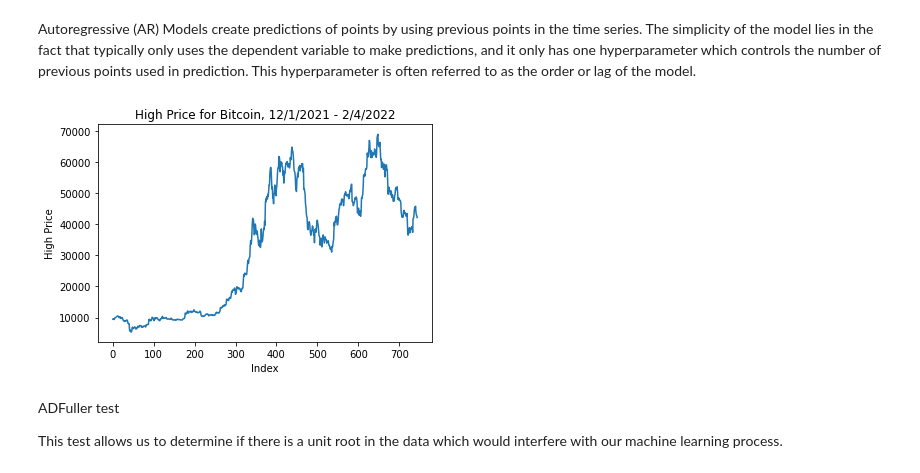
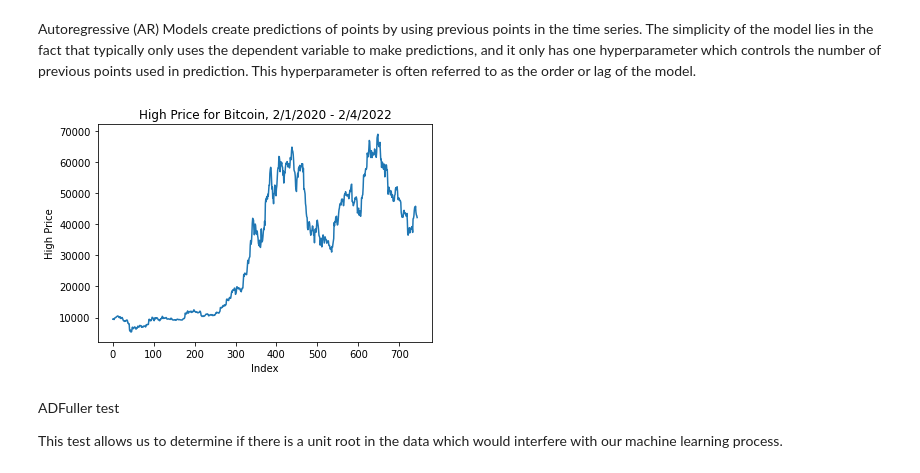
Before and after one commit to buxto/capstone-project, a Jupyter notebook: code/capstone-ml-crypto.ipynb, the cells around one changed output. Drawn from its saved outputs; the diff is of its cells as text; code cells hidden in the pictures.

```diff
--- a/code/capstone-ml-crypto.ipynb
+++ b/code/capstone-ml-crypto.ipynb
@@ -49,12 +49,12 @@ m_df = btc_df.drop(columns=['Date', 'Open', 'Close', 'Low', 'Volume', 'Market Ca
 # %%
 plt.plot(m_df['High'])
 
 plt.ylabel('High Price')
 plt.xlabel('Index')
-plt.title('High Price for Bitcoin, 12/1/2021 - 2/4/2022')
+plt.title('High Price for Bitcoin, 2/1/2020 - 2/4/2022')
 plt.show()
 # %% [output]
-[figure, old version]
+[figure, new version]
 # %% [markdown]
 ADFuller test
 
```
Also changed, not shown: parts of 3 cells of this notebook.
